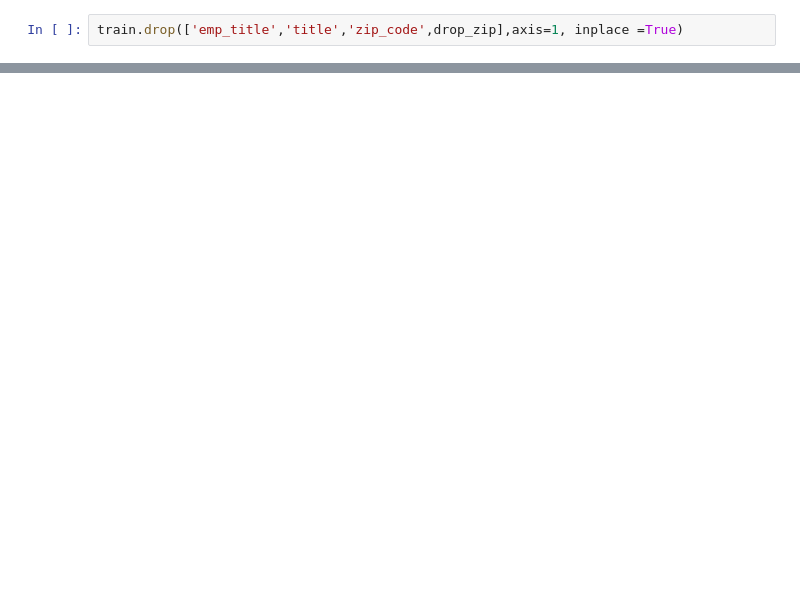
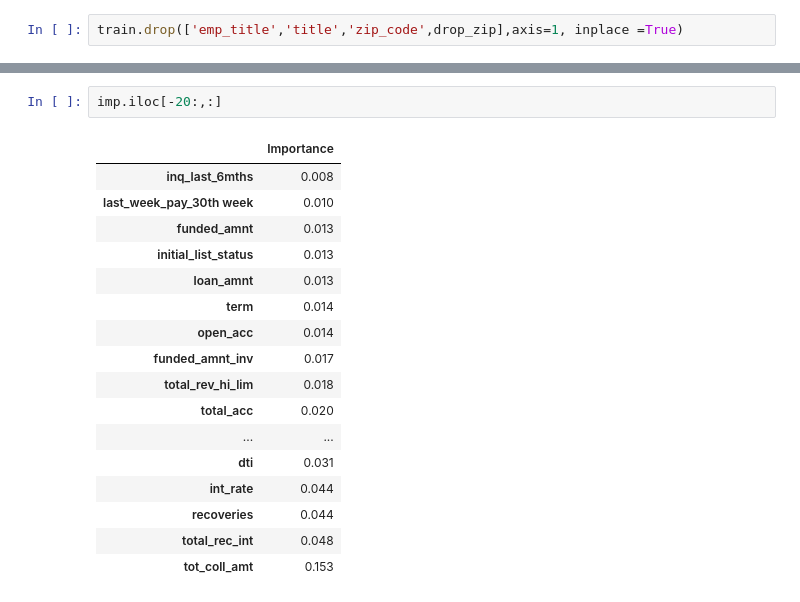
Before and after one commit to dev-rpr/MachineLearning, a Jupyter notebook: HackerEarth_BankLoan.ipynb, the cells around one changed output, grey strips where cells are left out. Cells and saved outputs as stored; diff of their text form; blank space fills up the shorter version.

```diff
--- a/HackerEarth_BankLoan.ipynb
+++ b/HackerEarth_BankLoan.ipynb
@@ -368,3 +396,23 @@ plt.show()
+# %%
+imp.iloc[-20:,:]
+# %% [output]
+|  | Importance |
+| inq_last_6mths | 0.008 |
+| last_week_pay_30th week | 0.010 |
+| funded_amnt | 0.013 |
+| initial_list_status | 0.013 |
+| loan_amnt | 0.013 |
+| term | 0.014 |
+| open_acc | 0.014 |
+| funded_amnt_inv | 0.017 |
+| total_rev_hi_lim | 0.018 |
+| total_acc | 0.020 |
+| ... | ... |
+| dti | 0.031 |
+| int_rate | 0.044 |
+| recoveries | 0.044 |
+| total_rec_int | 0.048 |
+| tot_coll_amt | 0.153 |
 # %%
 model = GradientBoostingClassifier()
 model.fit(X_train_scaled,y_train)
```
Also changed, not shown: parts of 18 cells of this notebook.
